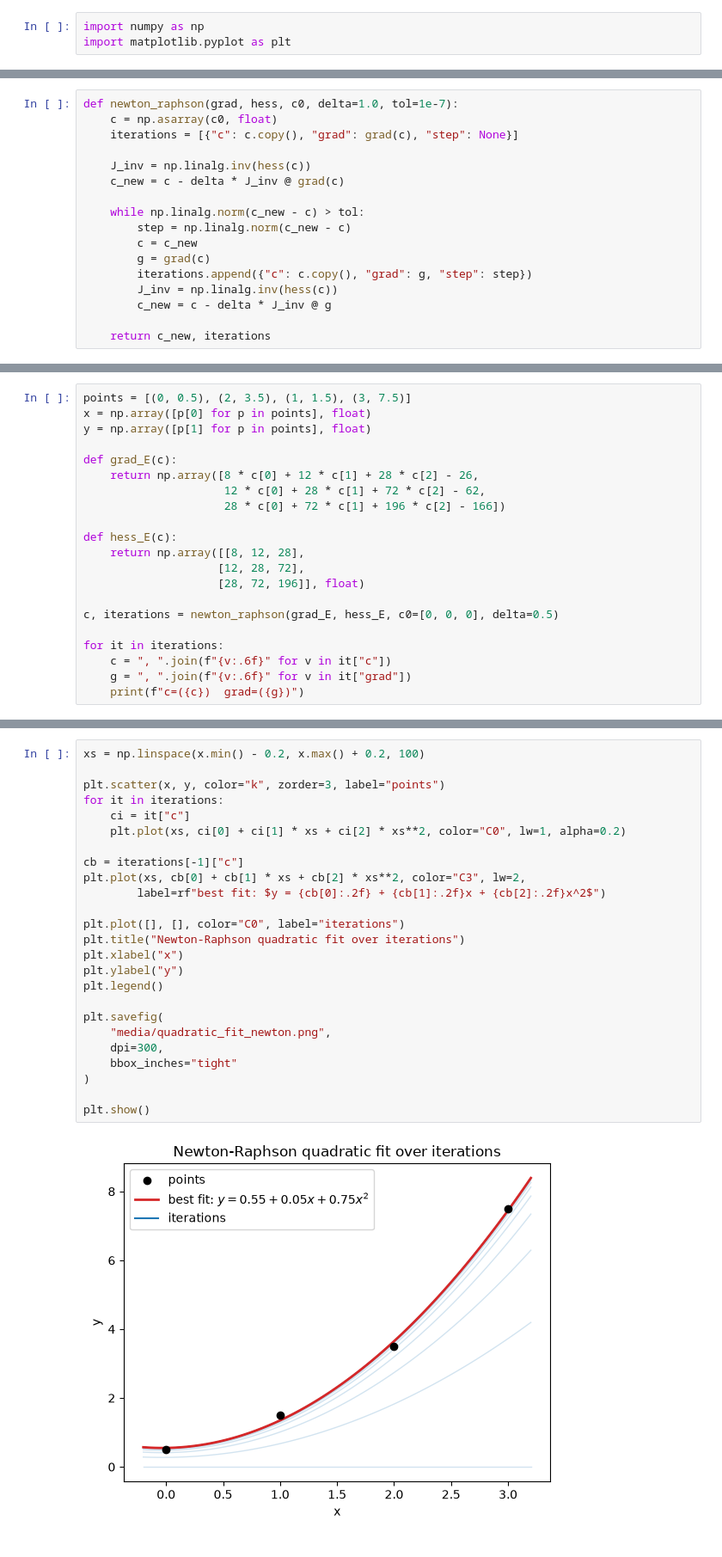
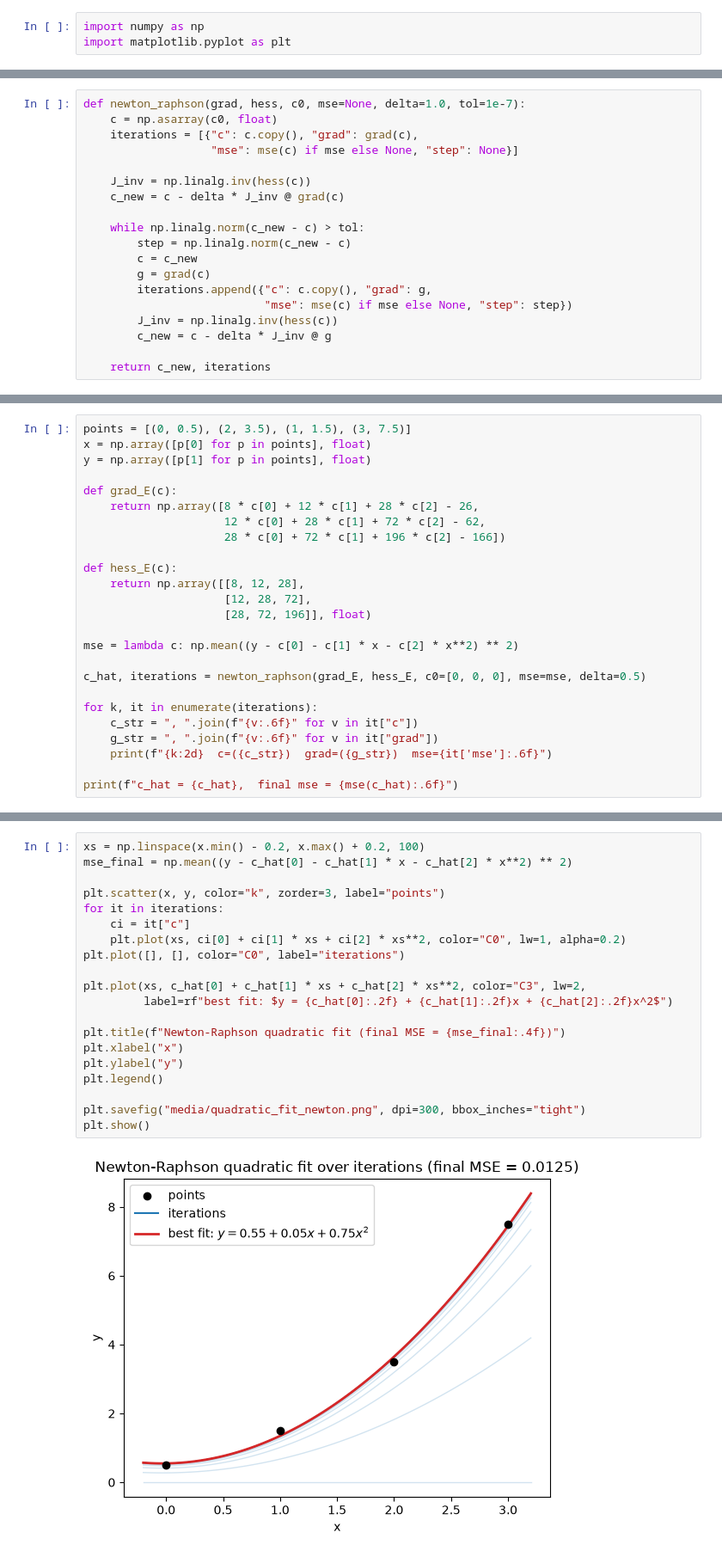
Before and after one commit to helmet323/helmet323.github.io, a Jupyter notebook: 1/fitting-equation.ipynb, the cells around one changed output, grey strips where cells are left out. Shown at 86% size. Drawn from its saved outputs; the diff is of its cells as text.

```diff
--- a/1/fitting-equation.ipynb
+++ b/1/fitting-equation.ipynb
@@ -54,7 +54,8 @@ plt.show()
 # %%
-def newton_raphson(grad, hess, c0, delta=1.0, tol=1e-7):
+def newton_raphson(grad, hess, c0, mse=None, delta=1.0, tol=1e-7):
     c = np.asarray(c0, float)
-    iterations = [{"c": c.copy(), "grad": grad(c), "step": None}]
+    iterations = [{"c": c.copy(), "grad": grad(c),
+                   "mse": mse(c) if mse else None, "step": None}]
 
     J_inv = np.linalg.inv(hess(c))
     c_new = c - delta * J_inv @ grad(c)
@@ -63,7 +64,8 @@ def newton_raphson(grad, hess, c0, delta=1.0, tol=1e-7):
         step = np.linalg.norm(c_new - c)
         c = c_new
         g = grad(c)
-        iterations.append({"c": c.copy(), "grad": g, "step": step})
+        iterations.append({"c": c.copy(), "grad": g,
+                           "mse": mse(c) if mse else None, "step": step})
         J_inv = np.linalg.inv(hess(c))
         c_new = c - delta * J_inv @ g
 
@@ -141,13 +145,17 @@ def grad_E(c):
 
 def hess_E(c):
     return np.array([[8, 12, 28],
-                    [12, 28, 72],
-                    [28, 72, 196]], float)
+                     [12, 28, 72],
+                     [28, 72, 196]], float)
 
-c, iterations = newton_raphson(grad_E, hess_E, c0=[0, 0, 0], delta=0.5)
+mse = lambda c: np.mean((y - c[0] - c[1] * x - c[2] * x**2) ** 2)
 
-for it in iterations:
-    c = ", ".join(f"{v:.6f}" for v in it["c"])
-    g = ", ".join(f"{v:.6f}" for v in it["grad"])
-    print(f"c=({c})  grad=({g})")
+c_hat, iterations = newton_raphson(grad_E, hess_E, c0=[0, 0, 0], mse=mse, delta=0.5)
+
+for k, it in enumerate(iterations):
+    c_str = ", ".join(f"{v:.6f}" for v in it["c"])
+    g_str = ", ".join(f"{v:.6f}" for v in it["grad"])
+    print(f"{k:2d}  c=({c_str})  grad=({g_str})  mse={it['mse']:.6f}")
+
+print(f"c_hat = {c_hat},  final mse = {mse(c_hat):.6f}")
 # %% [output]
@@ -171,27 +179,22 @@ c=(0.550000, 0.050000, 0.750000)  grad=(-0.000003, -0.000007, -0.000020)
 # %%
 xs = np.linspace(x.min() - 0.2, x.max() + 0.2, 100)
+mse_final = np.mean((y - c_hat[0] - c_hat[1] * x - c_hat[2] * x**2) ** 2)
 
 plt.scatter(x, y, color="k", zorder=3, label="points")
 for it in iterations:
     ci = it["c"]
     plt.plot(xs, ci[0] + ci[1] * xs + ci[2] * xs**2, color="C0", lw=1, alpha=0.2)
+plt.plot([], [], color="C0", label="iterations")
 
-cb = iterations[-1]["c"]
-plt.plot(xs, cb[0] + cb[1] * xs + cb[2] * xs**2, color="C3", lw=2,
-        label=rf"best fit: $y = {cb[0]:.2f} + {cb[1]:.2f}x + {cb[2]:.2f}x^2$")
+plt.plot(xs, c_hat[0] + c_hat[1] * xs + c_hat[2] * xs**2, color="C3", lw=2,
+         label=rf"best fit: $y = {c_hat[0]:.2f} + {c_hat[1]:.2f}x + {c_hat[2]:.2f}x^2$")
 
-plt.plot([], [], color="C0", label="iterations")
-plt.title("Newton-Raphson quadratic fit over iterations")
+plt.title(f"Newton-Raphson quadratic fit (final MSE = {mse_final:.4f})")
 plt.xlabel("x")
 plt.ylabel("y")
 plt.legend()
 
-plt.savefig(
-    "media/quadratic_fit_newton.png",
-    dpi=300,
-    bbox_inches="tight"
-)
-
+plt.savefig("media/quadratic_fit_newton.png", dpi=300, bbox_inches="tight")
 plt.show()
 # %% [output]
-[figure, old version]
+[figure, new version]
```
Also changed, not shown: parts of 5 cells of this notebook, 7 other files.
